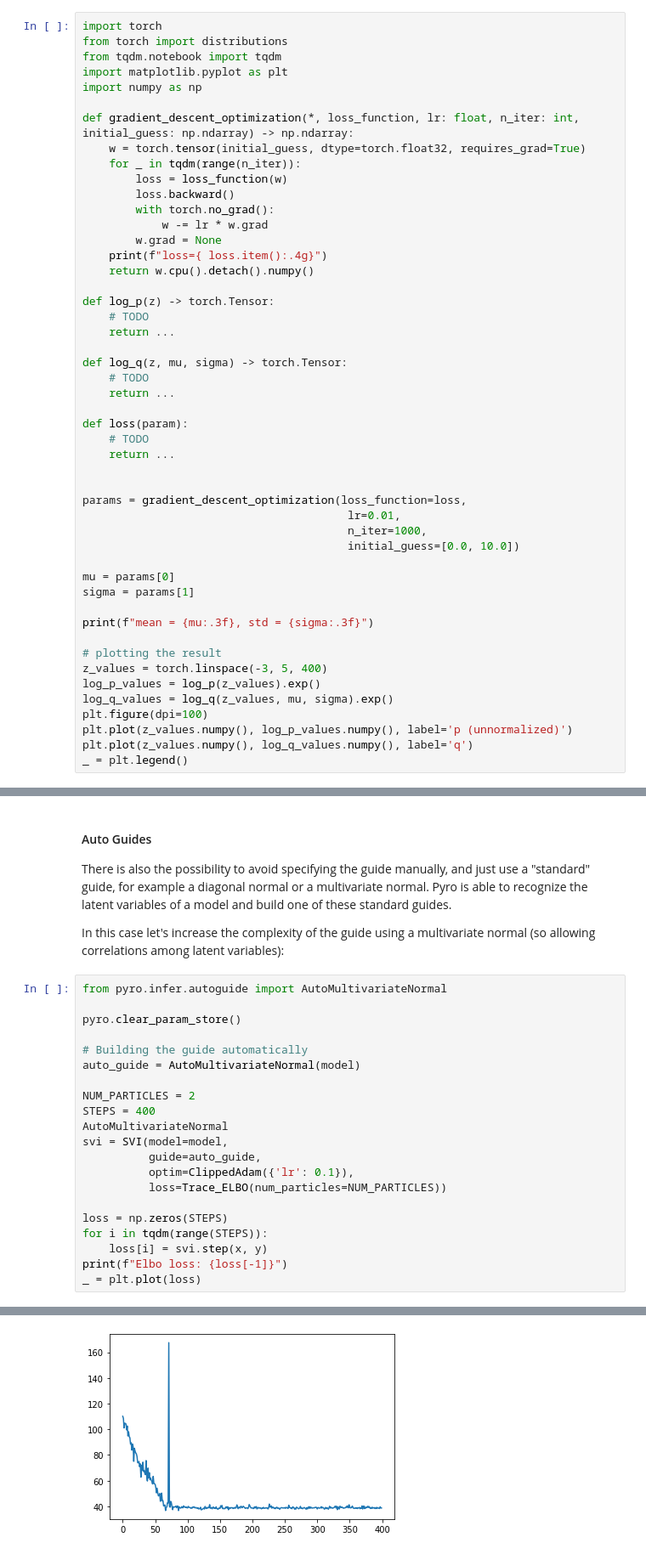
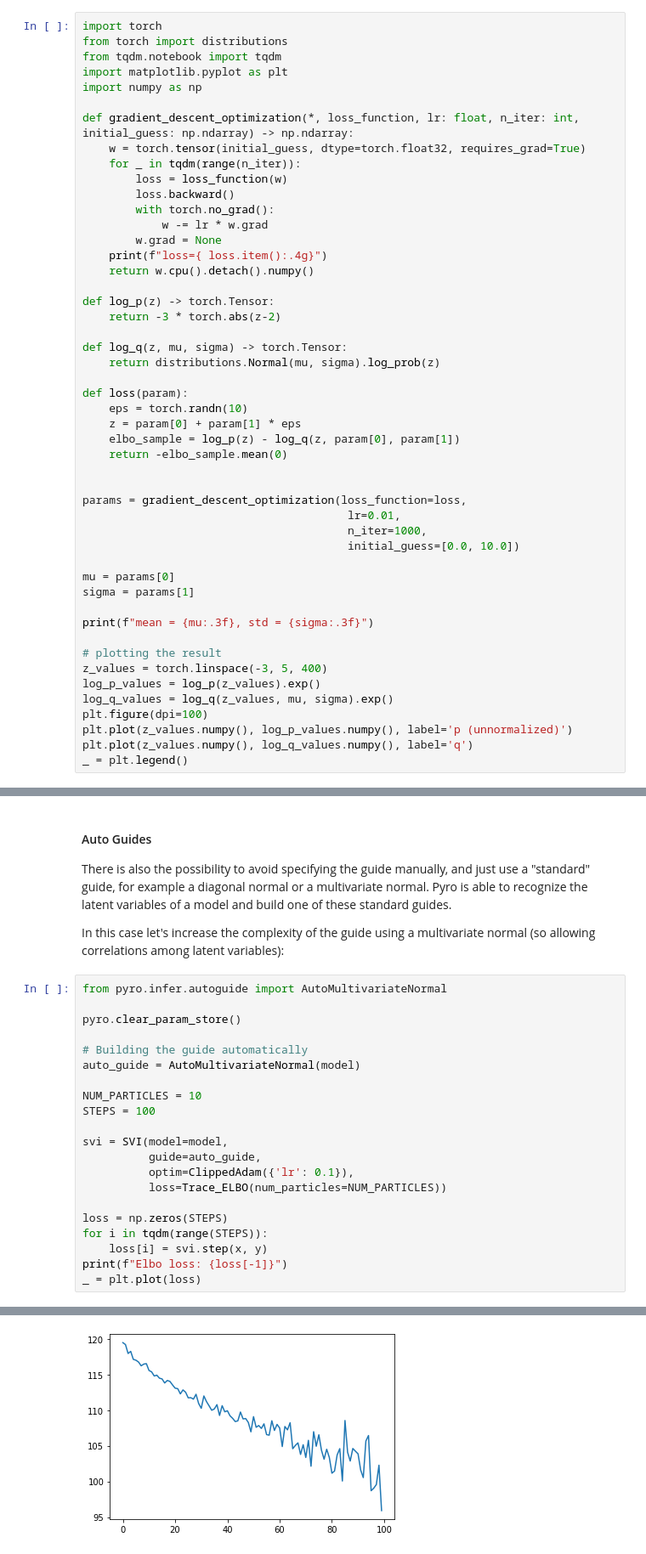
Before and after one commit to DavideScassola/PML2024, a Jupyter notebook: Notebooks/09_VI.ipynb, the cells around one changed output, grey strips where cells are left out. Shown at 85% size. Drawn from its saved outputs; the diff is of its cells as text.

```diff
--- a/Notebooks/09_VI.ipynb
+++ b/Notebooks/09_VI.ipynb
@@ -108,16 +108,16 @@ def gradient_descent_optimization(*, loss_function, lr: float, n_iter: int, init
     return w.cpu().detach().numpy()
 
 def log_p(z) -> torch.Tensor:
-    # TODO
-    return ...
+    return -3 * torch.abs(z-2)
 
 def log_q(z, mu, sigma) -> torch.Tensor:
-    # TODO
-    return ...
+    return distributions.Normal(mu, sigma).log_prob(z)
 
 def loss(param):
-    # TODO
-    return ...
+    eps = torch.randn(10)
+    z = param[0] + param[1] * eps
+    elbo_sample = log_p(z) - log_q(z, param[0], param[1])
+    return -elbo_sample.mean(0)
 
 
 params = gradient_descent_optimization(loss_function=loss,
@@ -411,9 +396,9 @@ pyro.clear_param_store()
 # Building the guide automatically
 auto_guide = AutoMultivariateNormal(model)
 
-NUM_PARTICLES = 2
-STEPS = 400
-AutoMultivariateNormal
+NUM_PARTICLES = 10
+STEPS = 100
+
 svi = SVI(model=model,
           guide=auto_guide,
           optim=ClippedAdam({'lr': 0.1}),
@@ -429,4 +414,4 @@ Elbo loss: 38.74979376792908
-[figure, old version]
+[figure, new version]
 # %%
 dict(pyro.get_param_store())
 # %% [output]
```
Also changed, not shown: parts of 9 cells of this notebook, 1 other file.
